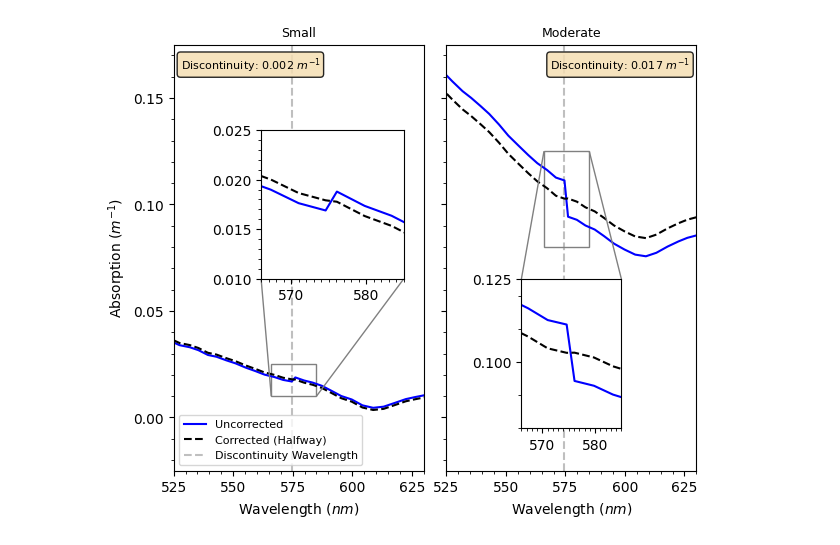
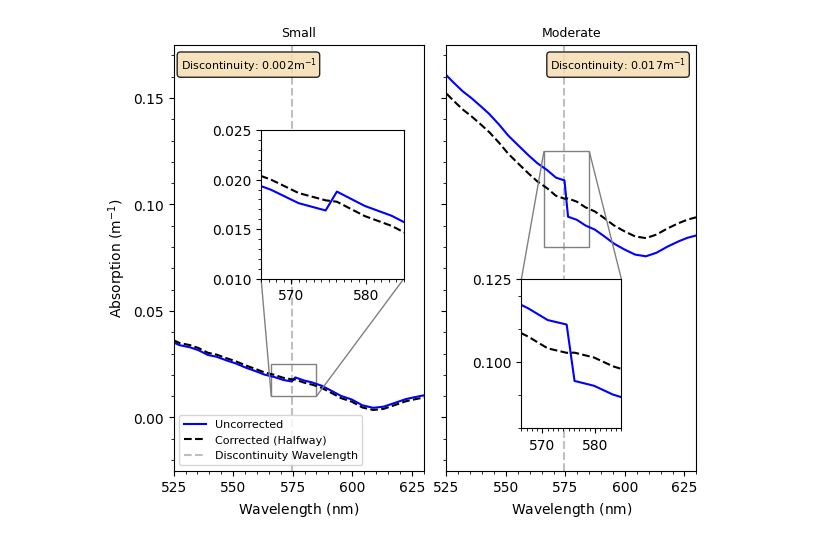
Before and after one commit to thorblock/acspype, a Jupyter notebook: examples/figures/discontinuity_example.ipynb, the cells around one changed output. Saved outputs shown, nothing was run; the diff lists cells and outputs as text; code cells hidden in the pictures.

Commit message:
Added manuscript figure files.

```diff
--- a/examples/figures/discontinuity_example.ipynb
+++ b/examples/figures/discontinuity_example.ipynb
@@ -81,16 +81,16 @@ ax[-1].yaxis.set_major_locator(MultipleLocator(0.05))
 ax[-1].yaxis.set_minor_locator(MultipleLocator(0.01))
 
 
-ax[0].set_ylabel(r'Absorption ($m^{-1}$)')
-ax[0].set_xlabel(r'Wavelength ($nm$)')
-ax[1].set_xlabel(r'Wavelength ($nm$)')
+ax[0].set_ylabel(r'Absorption ($\mathrm{m^{-1}}$)')
+ax[0].set_xlabel(r'Wavelength ($\mathrm{nm}$)')
+ax[1].set_xlabel(r'Wavelength ($\mathrm{nm}$)')
 
 # Text Boxes
 props = dict(boxstyle='round', facecolor='wheat', alpha=0.85)
-t0 = r"Discontinuity: {} $m^{{-1}}$".format(float(np.abs(np.round(s0.a_discontinuity_offset,4))))
+t0 = r"Discontinuity: {}".format(float(np.abs(np.round(s0.a_discontinuity_offset,4)))) + r"$\mathrm{m^{{-1}}}$"
 ax[0].text(0.0275, 0.975, t0, transform=ax[0].transAxes, fontsize=8,
         verticalalignment='top', bbox=props)
-t1 = r"Discontinuity: {} $m^{{-1}}$".format(float(np.abs(np.round(s1.a_discontinuity_offset,3))))
+t1 = r"Discontinuity: {}".format(float(np.abs(np.round(s1.a_discontinuity_offset,3)))) + r"$\mathrm{m^{{-1}}}$"
 ax[1].text(0.415, 0.975, t1, transform=ax[1].transAxes, fontsize=8,
         verticalalignment='top', bbox=props)
 
@@ -100,32 +100,33 @@ x1,x2,y1,y2 = 566,585,0.01,0.025
 axins0 = ax[0].inset_axes([0.35, 0.45, 0.57, 0.35], xlim=(x1, x2), ylim=(y1, y2))
 #ax[0].indicate_inset_zoom(axins0, edgecolor="black")
 
 mark_inset(ax[0], axins0, loc1=3, loc2=4, fc="none", ec="0.5") # Connects upper-left of zoom box to lower-right of inset
 
 axins0.plot(s0.a_wavelength, s0.a_m_discontinuity, color = 'blue')
 axins0.plot(s0.a_wavelength, s0.a_m, color = 'black', linestyle = '--')
 axins0.xaxis.set_major_locator(MultipleLocator(10))
 axins0.xaxis.set_minor_locator(MultipleLocator(1))
 axins0.yaxis.set_major_locator(MultipleLocator(0.005))
 axins0.yaxis.set_minor_locator(MultipleLocator(0.001))
 
 
 # Inset ax1
 x1,x2,y1,y2 = 566,585,0.08,0.125
 axins1 = ax[1].inset_axes([0.3, 0.1, 0.4, 0.35], xlim=(x1, x2), ylim=(y1, y2))
 #ax[1].indicate_inset_zoom(axins1, edgecolor="black")
 
 mark_inset(ax[1], axins1, loc1=1, loc2=2, fc="none", ec="0.5") # Connects upper-left of zoom box to lower-right of inset
 
 axins1.plot(s1.a_wavelength, s1.a_m_discontinuity, color = 'blue')
 axins1.plot(s1.a_wavelength, s1.a_m, color = 'black', linestyle = '--')
 axins1.xaxis.set_major_locator(MultipleLocator(10))
 axins1.xaxis.set_minor_locator(MultipleLocator(1))
 axins1.yaxis.set_major_locator(MultipleLocator(0.025))
 axins1.yaxis.set_minor_locator(MultipleLocator(0.01))
 
 ax[0].legend(loc = 'lower left',fontsize = 8)
 
-plt.savefig('discontinuity_example.jpg',dpi=1200)
+plt.savefig('figure_1_discontinuity_example.jpg',dpi=1200, format = 'jpg')
+plt.savefig('figure_1_discontinuity_example.svg', dpi = 1200, format = 'svg')
 # %% [output]
-[figure, old version]
+[figure, new version]
```
Also changed, not shown: 15 other files.
